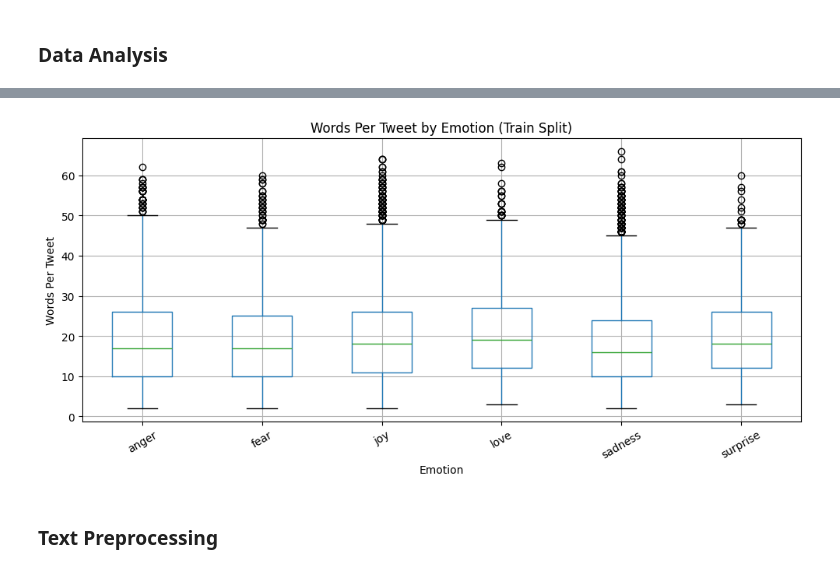
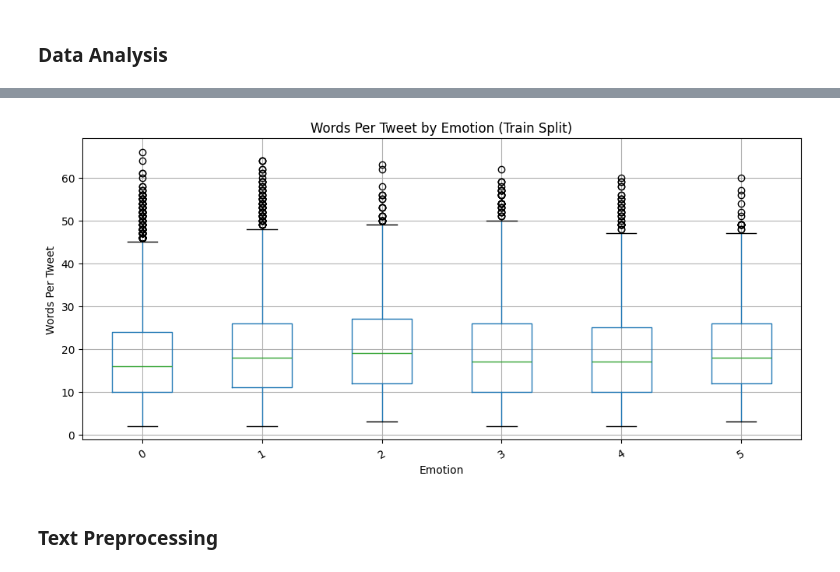
Before and after one commit to devpatel0005/Sentira-AI, a Jupyter notebook: Emotion_detection.ipynb, the cells around one changed output, grey strips where cells are left out. Saved outputs shown, nothing was run; the diff lists cells and outputs as text; code cells hidden in the pictures.

```diff
--- a/Emotion_detection.ipynb
+++ b/Emotion_detection.ipynb
@@ -47,9 +47,6 @@ classes = dataset['train'].features['label'].names
 classes
 # %% [output]
 ['sadness', 'joy', 'love', 'anger', 'fear', 'surprise']
-# %%
-dataset = dataset.with_format('python')
-dataset = dataset.map(lambda x: {'label_name': classes[x['label']]})
 # %%
 dataset['train']
 # %% [output]
@@ -112,19 +103,19 @@ plt.show()
 # %%
 train_word_count = pd.DataFrame({
-    'label_name': dataset['train']['label_name'],
+    'label_name': dataset['train']['label'],
     'Words Per Tweet': [len(str(t).split()) for t in dataset['train']['text']]
 })
 
 train_word_count.boxplot('Words Per Tweet', by='label_name', figsize=(10, 5))
 plt.title('Words Per Tweet by Emotion (Train Split)')
 plt.suptitle('')
 plt.xlabel('Emotion')
 plt.ylabel('Words Per Tweet')
 plt.xticks(rotation=30)
 plt.tight_layout()
 plt.show()
 # %% [output]
-[figure, old version]
+[figure, new version]
 # %% [markdown]
 ### Text Preprocessing
 # %% [markdown]
```
Also changed, not shown: parts of 13 cells of this notebook.
